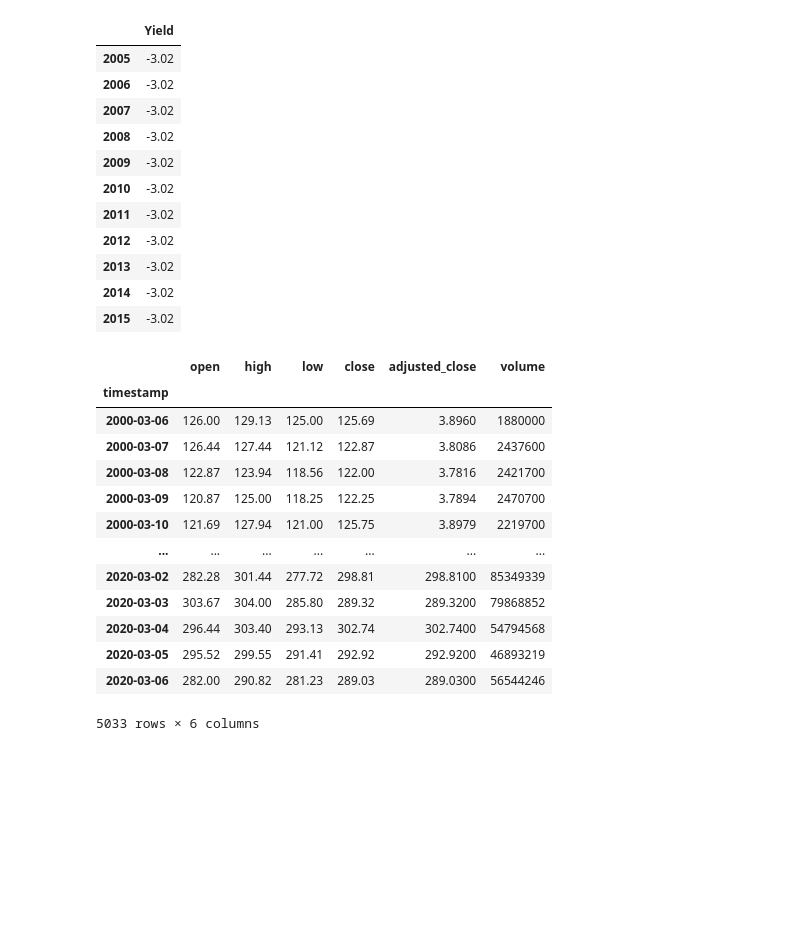
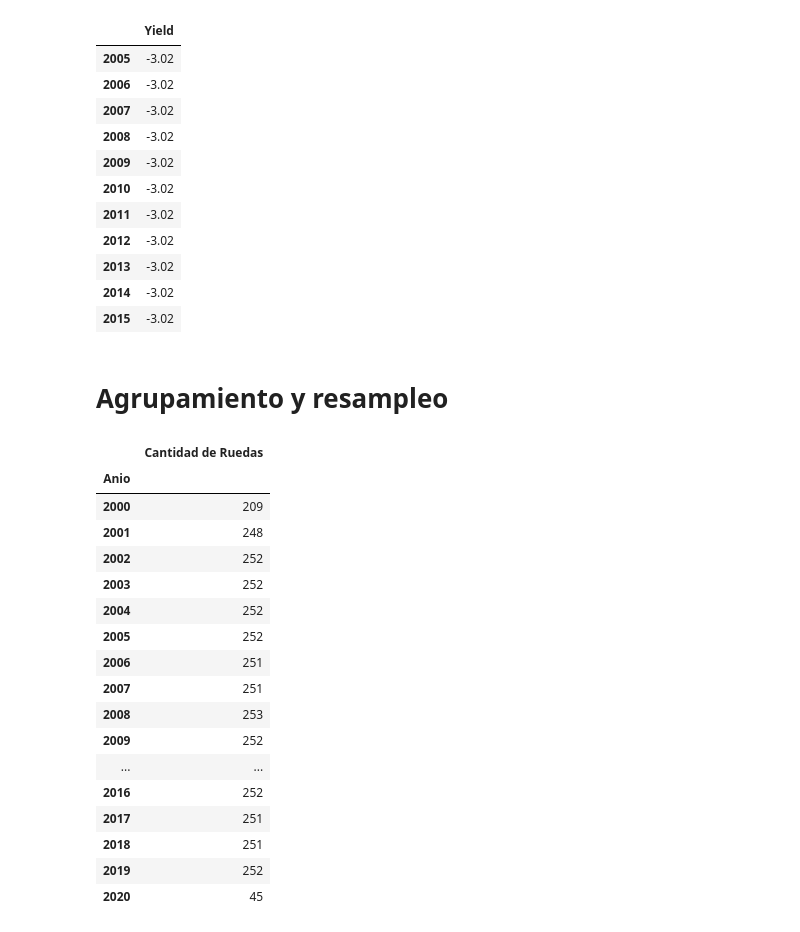
Before and after one commit to AucaCoyan/exp-quant, a Jupyter notebook: Libro1-Pandas.ipynb, the cells around one changed output. Drawn from its saved outputs; the diff is of its cells as text; code cells hidden in the pictures; blank space fills up the shorter version.

```diff
--- a/Libro1-Pandas.ipynb
+++ b/Libro1-Pandas.ipynb
@@ -1032,20 +1032,33 @@ rendimientos
 | 2013 | -3.02 |
 | 2014 | -3.02 |
 | 2015 | -3.02 |
-# %%
-data
-# %% [output]
-|  | open | high | low | close | adjusted_close | volume |
-| timestamp |  |  |  |  |  |  |
-| 2000-03-06 | 126.00 | 129.13 | 125.00 | 125.69 | 3.8960 | 1880000 |
-| 2000-03-07 | 126.44 | 127.44 | 121.12 | 122.87 | 3.8086 | 2437600 |
-| 2000-03-08 | 122.87 | 123.94 | 118.56 | 122.00 | 3.7816 | 2421700 |
-| 2000-03-09 | 120.87 | 125.00 | 118.25 | 122.25 | 3.7894 | 2470700 |
-| 2000-03-10 | 121.69 | 127.94 | 121.00 | 125.75 | 3.8979 | 2219700 |
-| ... | ... | ... | ... | ... | ... | ... |
-| 2020-03-02 | 282.28 | 301.44 | 277.72 | 298.81 | 298.8100 | 85349339 |
-| 2020-03-03 | 303.67 | 304.00 | 285.80 | 289.32 | 289.3200 | 79868852 |
-| 2020-03-04 | 296.44 | 303.40 | 293.13 | 302.74 | 302.7400 | 54794568 |
-| 2020-03-05 | 295.52 | 299.55 | 291.41 | 292.92 | 292.9200 | 46893219 |
-| 2020-03-06 | 282.00 | 290.82 | 281.23 | 289.03 | 289.0300 | 56544246 |
-5033 rows × 6 columns
+# %% [markdown]
+# Agrupamiento y resampleo
+# %%
+data = pd.read_excel('UCEMA/AAPL.xlsx')
+data = data.sort_values('timestamp', ascending=True)
+
+agrupados = data.adjusted_close.groupby(data.timestamp.dt.year).count().to_frame()
+agrupados.index.name = 'Anio'
+agrupados.columns = ['Cantidad de Ruedas']
+
+agrupados
+# %% [output]
+|  | Cantidad de Ruedas |
+| Anio |  |
+| 2000 | 209 |
+| 2001 | 248 |
+| 2002 | 252 |
+| 2003 | 252 |
+| 2004 | 252 |
+| 2005 | 252 |
+| 2006 | 251 |
+| 2007 | 251 |
+| 2008 | 253 |
+| 2009 | 252 |
+| ... | ... |
+| 2016 | 252 |
+| 2017 | 251 |
+| 2018 | 251 |
+| 2019 | 252 |
+| 2020 | 45 |
```
